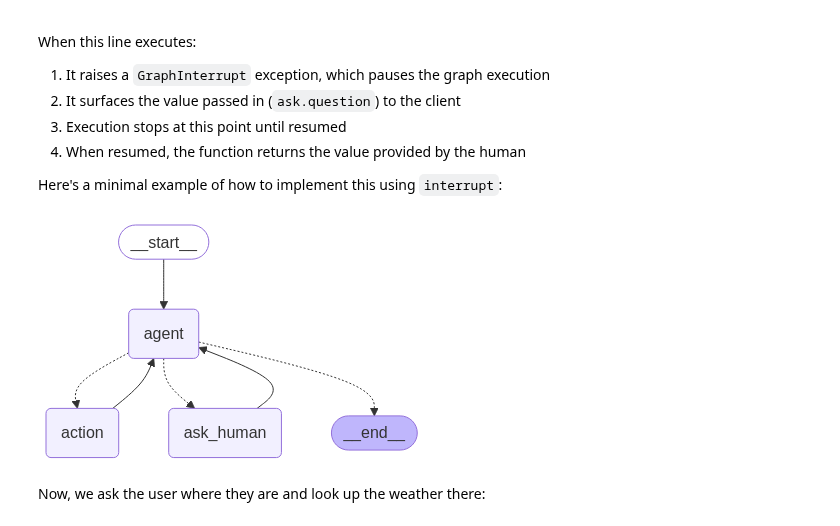
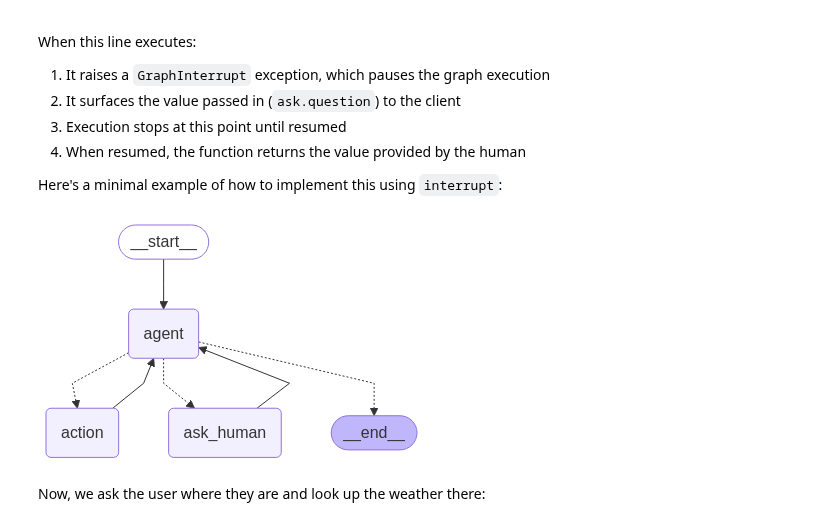
Before and after one commit to yacine555/agents-from-scratch, a Jupyter notebook: notebooks/hitl.ipynb, the cells around one changed output. Drawn from its saved outputs; the diff is of its cells as text; code cells hidden in the pictures.

```diff
--- a/notebooks/hitl.ipynb
+++ b/notebooks/hitl.ipynb
@@ -140,6 +138,7 @@ When this line executes:
 
 Here's a minimal example of how to implement this using `interrupt`:
 # %%
+from typing import Literal
 from pydantic import BaseModel
 from langgraph.graph import MessagesState, START, END, StateGraph
 from langchain_core.tools import tool
@@ -166,7 +165,7 @@ llm = init_chat_model("openai:gpt-4o", temperature=0.0)
 llm_with_tools = llm.bind_tools(tools)
 
 # Define the function that determines whether to continue or not
-def should_continue(state):
+def should_continue(state) -> Literal["ask_human", "action", END]:
     messages = state["messages"]
     last_message = messages[-1]
     # If there is no function call, then we finish
@@ -195,34 +194,34 @@ def ask_human(state):
     tool_message = [{"tool_call_id": tool_call_id, "type": "tool", "content": location}]
     return {"messages": tool_message}
 
 # Define a new graph
 workflow = StateGraph(MessagesState)
 workflow.add_node("agent", call_model)
 workflow.add_node("action", tool_node)
 workflow.add_node("ask_human", ask_human)
 
 # Set the entrypoint as `agent`
 workflow.add_edge(START, "agent")
 # We now add a conditional edge
 workflow.add_conditional_edges(
     # First, we define the start node. We use `agent`.
     "agent",
     # Next, we pass in the function that will determine which node is called next.
     should_continue,
 )
 # We now add a normal edge from `tools` to `agent`.
 workflow.add_edge("action", "agent")
 workflow.add_edge("ask_human", "agent")
 
 # Set up memory
 from langgraph.checkpoint.memory import MemorySaver
 memory = MemorySaver()
 # Compile the workflow
 app = workflow.compile(checkpointer=memory)
 # Draw the graph
 display(Image(app.get_graph().draw_mermaid_png()))
 # %% [output]
-[figure, old version]
+[figure, new version]
 # %% [markdown]
 Now, we ask the user where they are and look up the weather there:
 # %%
```
Also changed, not shown: parts of 6 cells of this notebook, 3 other files.
